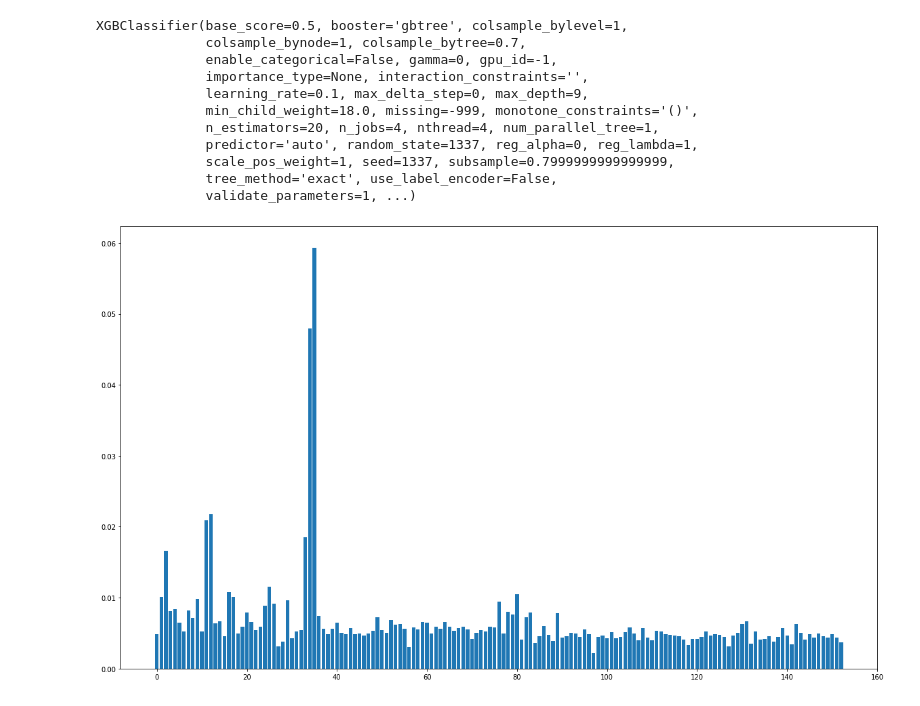
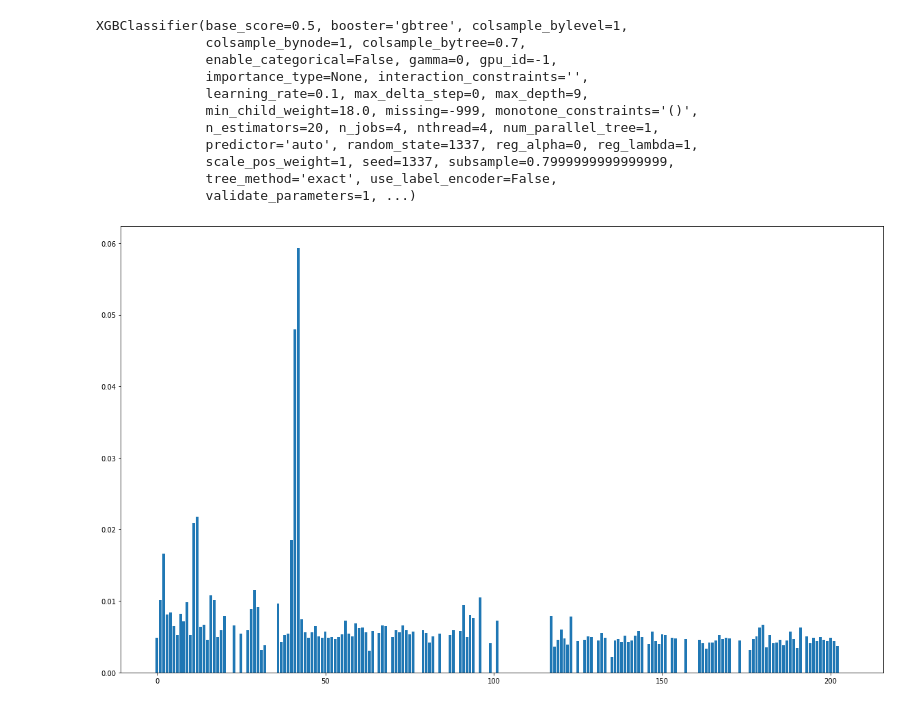
Before and after one commit to andru196/ml_hw3, a Jupyter notebook: notebooks/HW3.ipynb, the cells around one changed output. Drawn from its saved outputs; the diff is of its cells as text; code cells hidden in the pictures.

```diff
--- a/notebooks/HW3.ipynb
+++ b/notebooks/HW3.ipynb
@@ -184,7 +106,7 @@ sample_submission.to_csv("first_predict.csv", index= False)
 # %% [markdown]
 По заданию
 # %%
- = join_(train_1)
+ train_1 = join_(train_1)
 # %%
 print_object_and_convert_bits(train_1)
 # %%
@@ -434,9 +356,9 @@ XGBClassifier(base_score=0.5, booster='gbtree', colsample_bylevel=1,
               tree_method='exact', use_label_encoder=False,
               validate_parameters=1, ...)
 # %%
-importance = list(filter(lambda x: x > 0.001, model.feature_importances_))
+importance = model.feature_importances_
 plt.figure(figsize=(20,12))
 plt.bar([x for x in range(len(importance))], importance)
 plt.show()
 # %% [output]
-[figure, old version]
+[figure, new version]
```
Also changed, not shown: parts of 19 cells of this notebook.
